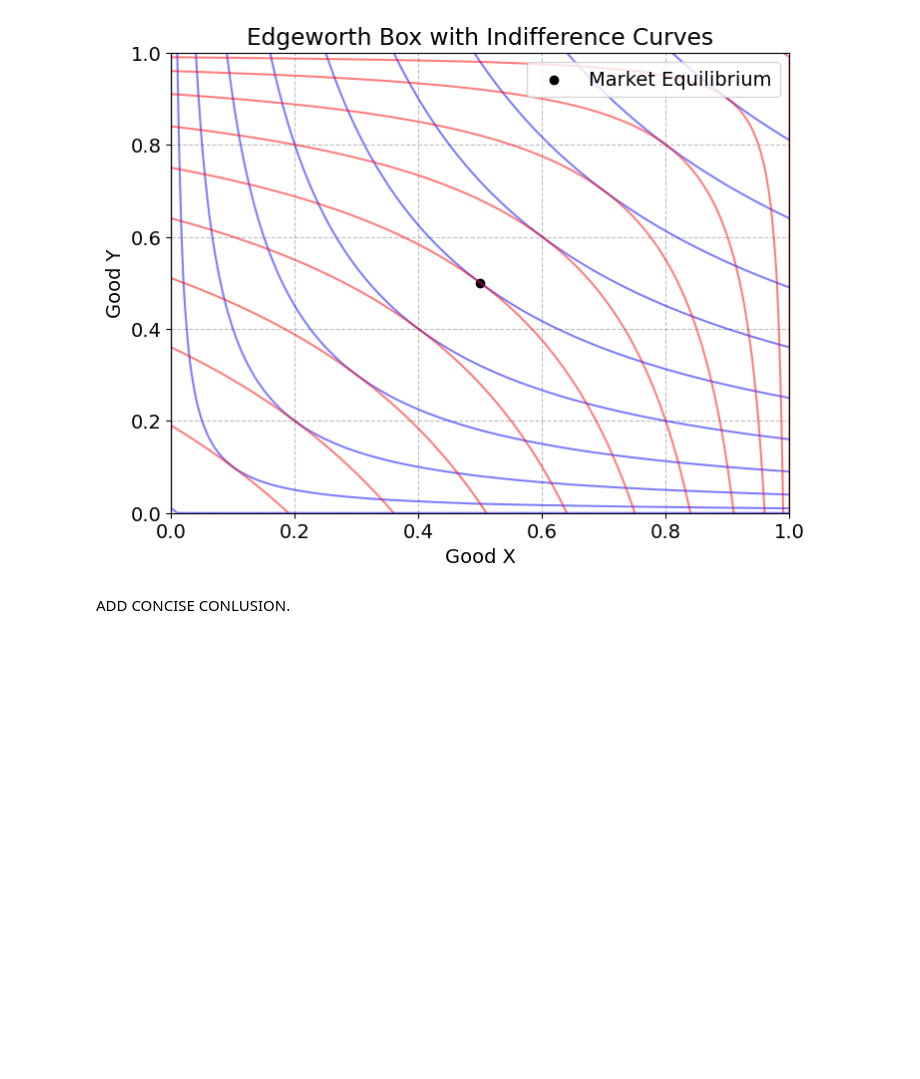
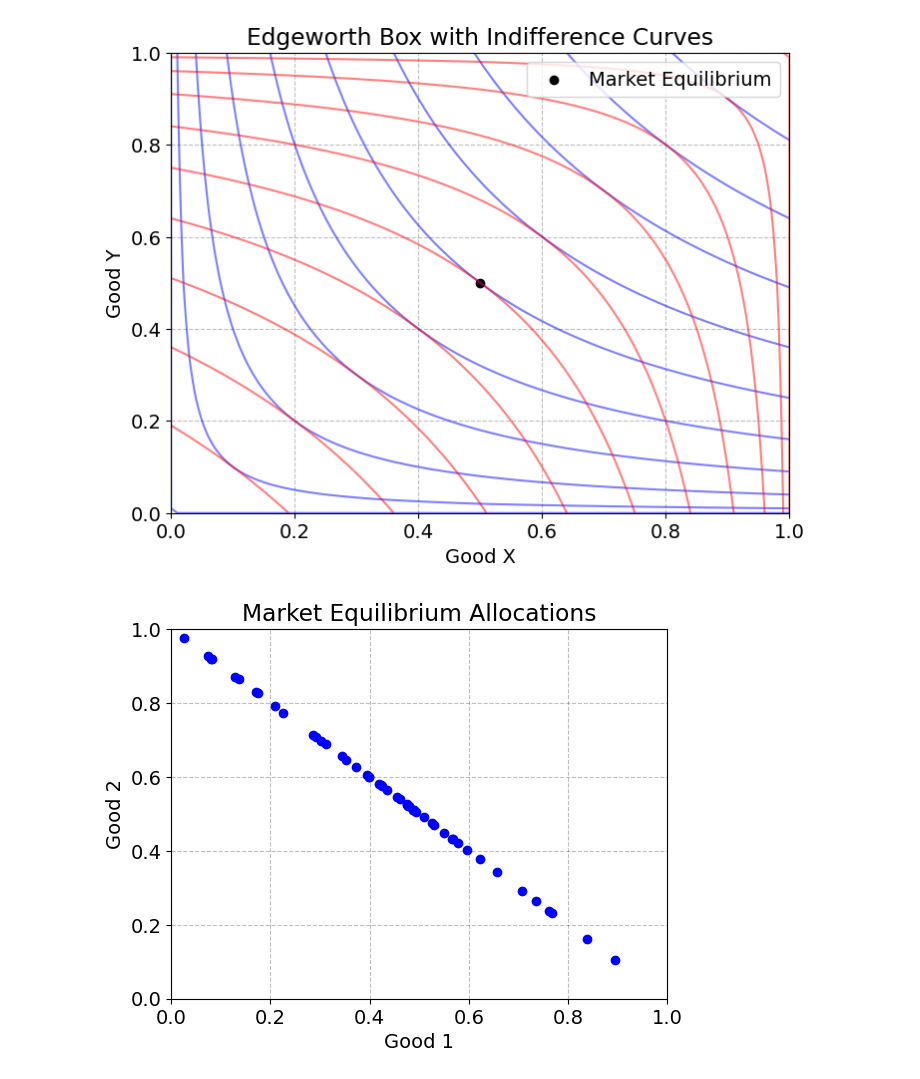
Before and after one commit to NumEconCopenhagen/projects-2024-sarah-og-pernille, a Jupyter notebook: inauguralproject/inauguralproject.ipynb, the cells around one changed output. Drawn from its saved outputs; the diff is of its cells as text; code cells hidden in the pictures; blank space fills up the shorter version.

```diff
--- a/inauguralproject/inauguralproject.ipynb
+++ b/inauguralproject/inauguralproject.ipynb
@@ -443,5 +463,28 @@ plt.legend()
 plt.show()
 # %% [output]
 [figure]
-# %% [markdown]
-ADD CONCISE CONLUSION.
+# %%
+# Calculate the allocations for each wA in W
+allocations = []
+for i in range(num_elements):
+    # Calculate the allocation for omegaA
+    x1A = w1A[i] / (w1A[i] + w2A[i])
+    x2A = w2A[i] / (w1A[i] + w2A[i])
+    allocations.append((x1A, x2A))
+
+# Plot the allocations in the Edgeworth box
+fig, ax = plt.subplots()
+ax.set_xlim(0, 1)
+ax.set_ylim(0, 1)
+ax.set_xlabel('Good 1')
+ax.set_ylabel('Good 2')
+ax.set_title('Market Equilibrium Allocations')
+
+# Plot each allocation
+for allocation in allocations:
+    ax.plot(allocation[0], allocation[1], 'bo')  # 'bo' for blue circles
+
+plt.grid(True)
+plt.show()
+# %% [output]
+[figure, added]
```
Also changed, not shown: parts of 26 cells of this notebook.
